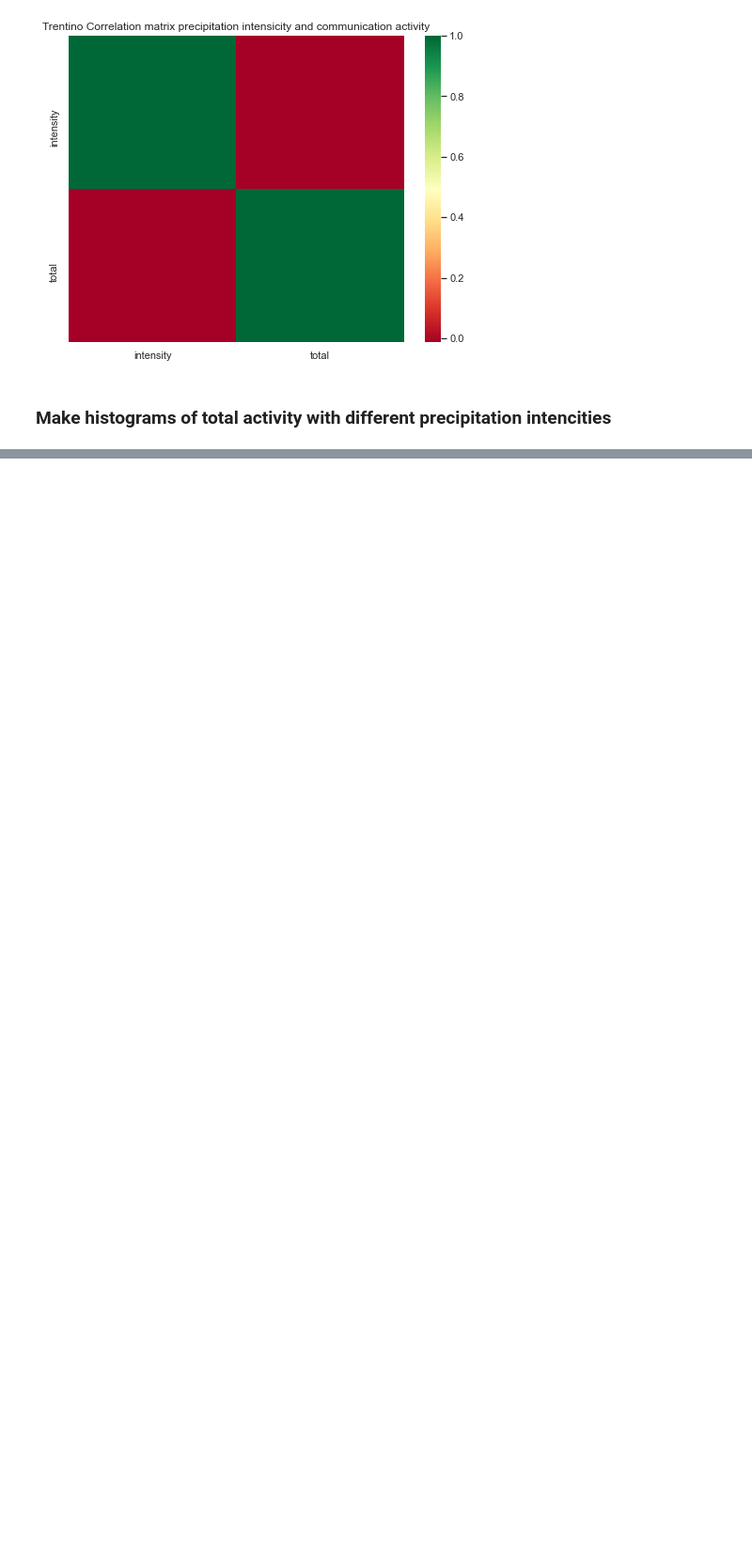
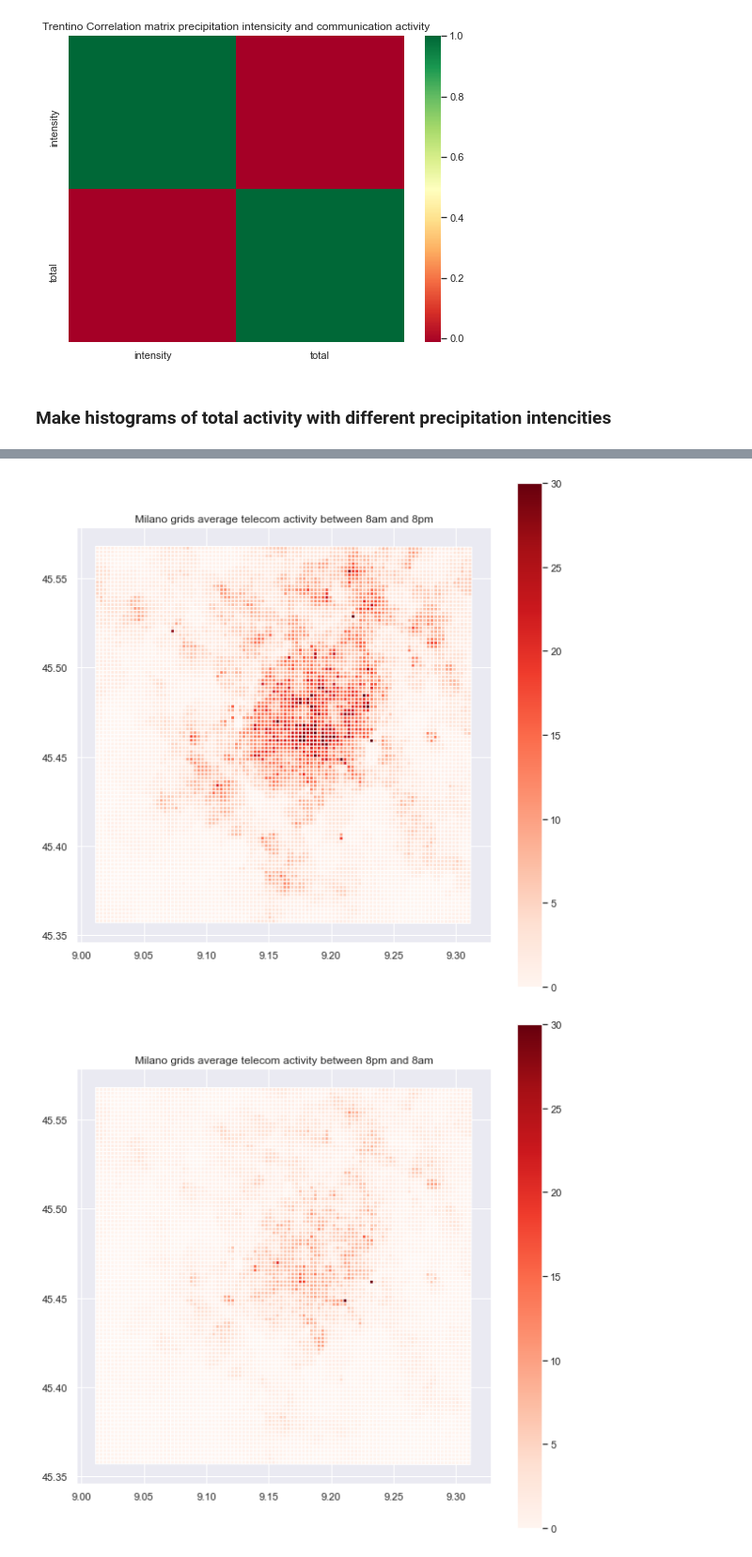
Before and after one commit to Saukkoriipi/DDI_Project, a Jupyter notebook: Project_main.ipynb, the cells around one changed output, grey strips where cells are left out. Shown at 94% size. Cells and saved outputs as stored; diff of their text form; code cells hidden in the pictures; blank space fills up the shorter version.

```diff
--- a/Project_main.ipynb
+++ b/Project_main.ipynb
@@ -893,0 +875,45 @@ df
+# %%
+# Read grid files
+milano_grid = gpd.read_file("data/milano-grid.geojson")
+trentino_grid = gpd.read_file("data/trentino-grid.geojson")
+
+# Rename grid data column cellId to SquareID
+milano_grid.rename(columns={"cellId" : 'SquareID'}, inplace=True)
+trentino_grid.rename(columns={"cellId" : 'SquareID'}, inplace=True)
+
+# Convert SFrames to DataFrames
+milano_tele = pd.DataFrame(milano_tele_am_pm)
+trentino_tele = pd.DataFrame(trentino_tele_am_pm)
+
+# Join grid data to telecomm data
+milano = milano_grid.merge(milano_tele, on='SquareID')
+trentino = trentino_grid.merge(trentino_tele, on='SquareID')
+
+# Split Milano and Trentino data to AM and PM datasets
+milano_am = milano[milano["am_pm"] == "am"]
+milano_pm = milano[milano["am_pm"] == "pm"]
+trentino_am = trentino[trentino["am_pm"] == "am"]
+trentino_pm = trentino[trentino["am_pm"] == "pm"]
+
+# Plot Milano AM
+milano_am.plot(column='avg_total', legend=True, cmap="Reds", vmin=0, vmax=30)
+plt.title("Milano grids average telecom activity between 8am and 8pm")
+plt.show()
+
+# Plot Milano PM
+milano_pm.plot(column='avg_total', legend=True, cmap="Reds", vmin=0, vmax=30)
+plt.title("Milano grids average telecom activity between 8pm and 8am")
+plt.show()
+
+# Plot Trentino AM
+trentino_am.plot(column='avg_total', legend=True, cmap="Reds", vmin=0, vmax=30)
+plt.title("Trentino grids average telecom activity between 8am and 8pm")
+plt.show()
+
+# Plot Trentino PM
+trentino_pm.plot(column='avg_total', legend=True, cmap="Reds", vmin=0, vmax=30)
+plt.title("Trentino grids average telecom activity between 8pm and 8am")
+plt.show()
+# %% [output]
+[figure, added]
+[figure, added]
```
Also changed, not shown: parts of 39 cells of this notebook.
